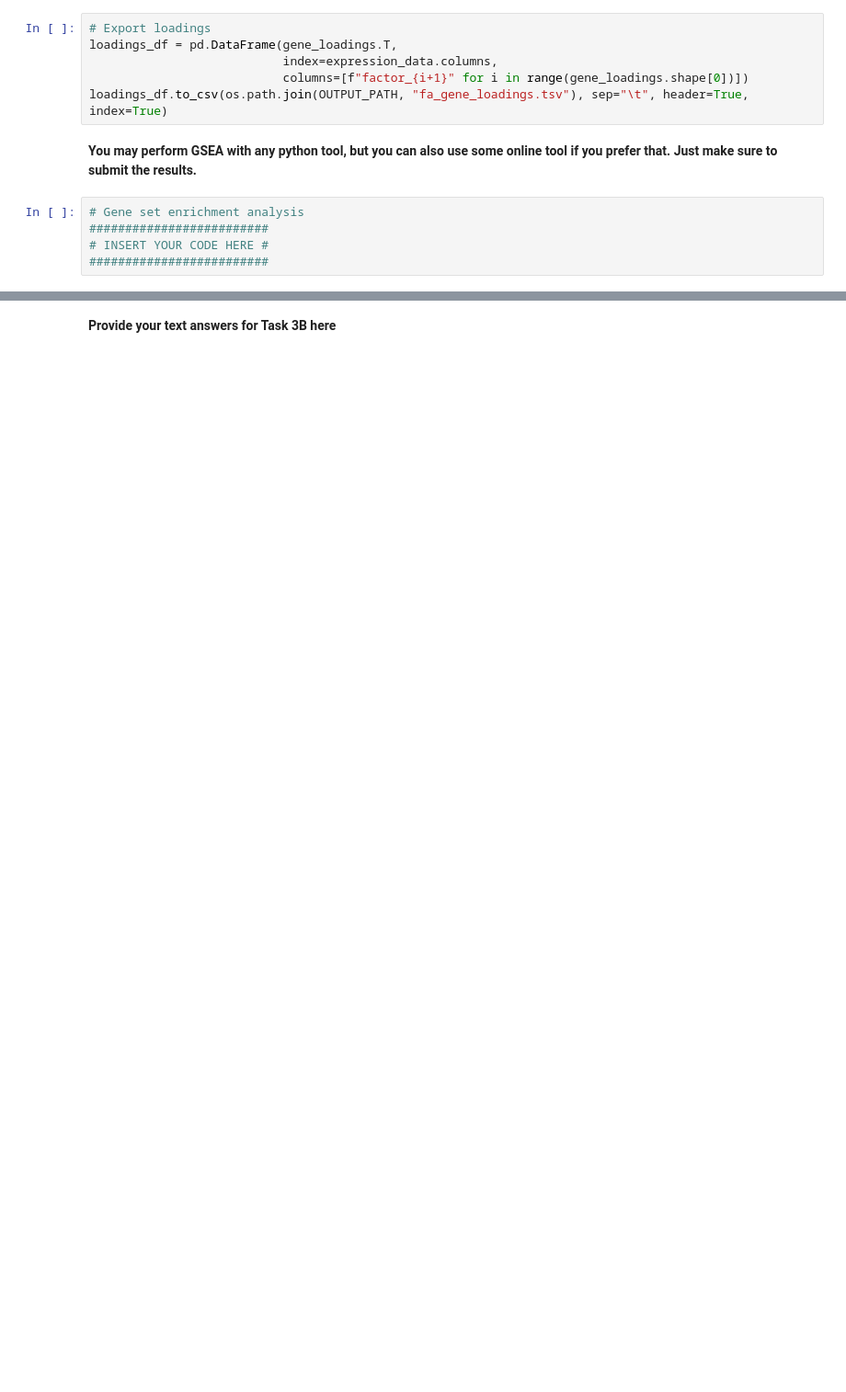
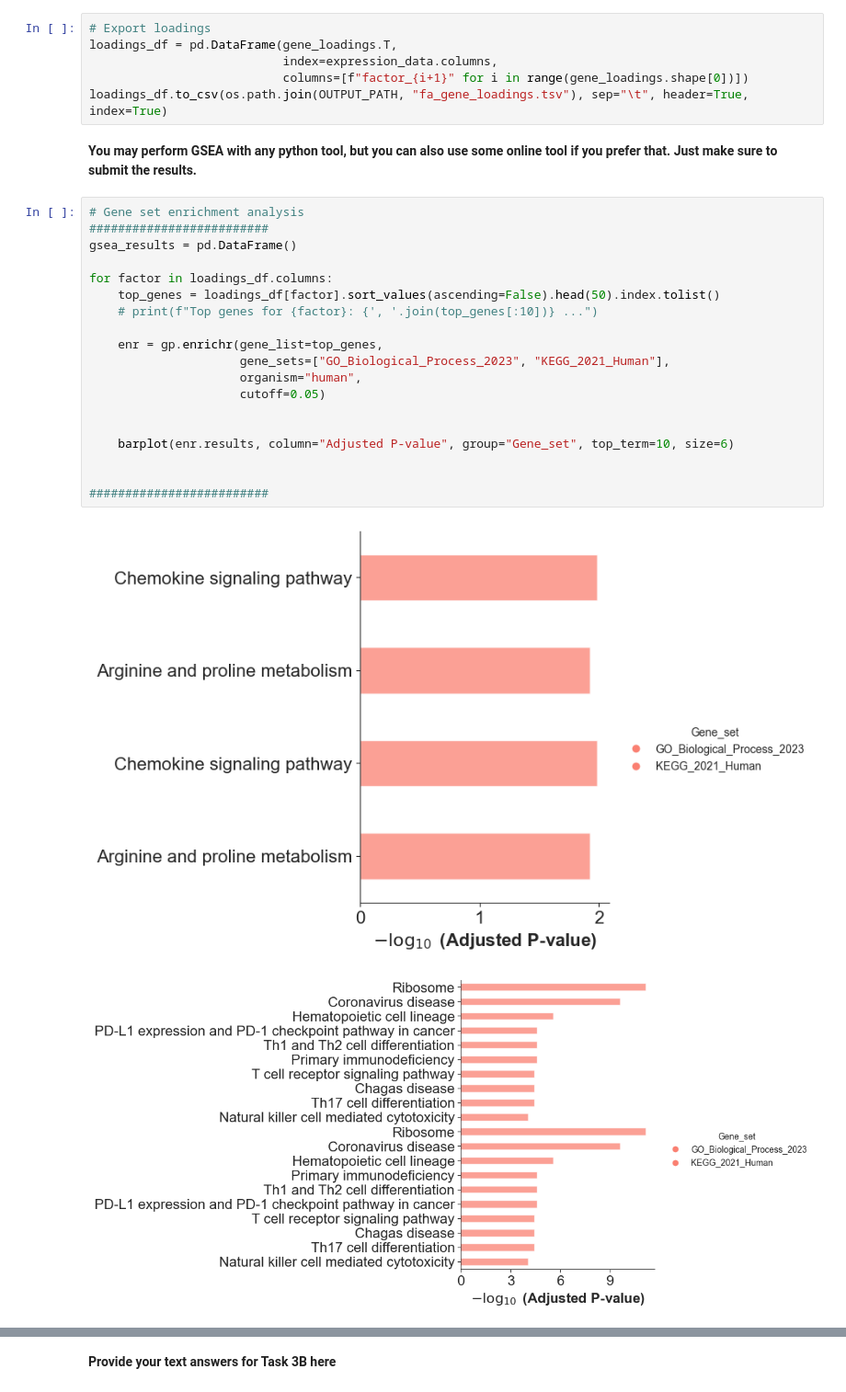
Before and after one commit to MertOkur/MLSCB, a Jupyter notebook: Assignment03/mlscb_2025_assignment_03_code.ipynb, the cells around one changed output, grey strips where cells are left out. Shown at 92% size. Drawn from its saved outputs; the diff is of its cells as text; blank space fills up the shorter version.

```diff
--- a/Assignment03/mlscb_2025_assignment_03_code.ipynb
+++ b/Assignment03/mlscb_2025_assignment_03_code.ipynb
@@ -237,8 +294,25 @@ loadings_df = pd.DataFrame(gene_loadings.T,
 loadings_df.to_csv(os.path.join(OUTPUT_PATH, "fa_gene_loadings.tsv"), sep="\t", header=True, index=True)
 # %% [markdown]
 **You may perform GSEA with any python tool, but you can also use some online tool if you prefer that. Just make sure to submit the results.**
-# %%
-# Gene set enrichment analysis
-#########################
-# INSERT YOUR CODE HERE #
-#########################
+# %%
+# Gene set enrichment analysis
+#########################
+gsea_results = pd.DataFrame()
+
+for factor in loadings_df.columns:
+    top_genes = loadings_df[factor].sort_values(ascending=False).head(50).index.tolist()
+    # print(f"Top genes for {factor}: {', '.join(top_genes[:10])} ...")
+
+    enr = gp.enrichr(gene_list=top_genes,
+                     gene_sets=["GO_Biological_Process_2023", "KEGG_2021_Human"],
+                     organism="human",
+                     cutoff=0.05)
+
+
+    barplot(enr.results, column="Adjusted P-value", group="Gene_set", top_term=10, size=6)
+
+
+#########################
+# %% [output]
+[figure, added]
+[figure, added]
```
Also changed, not shown: parts of 8 cells of this notebook.
